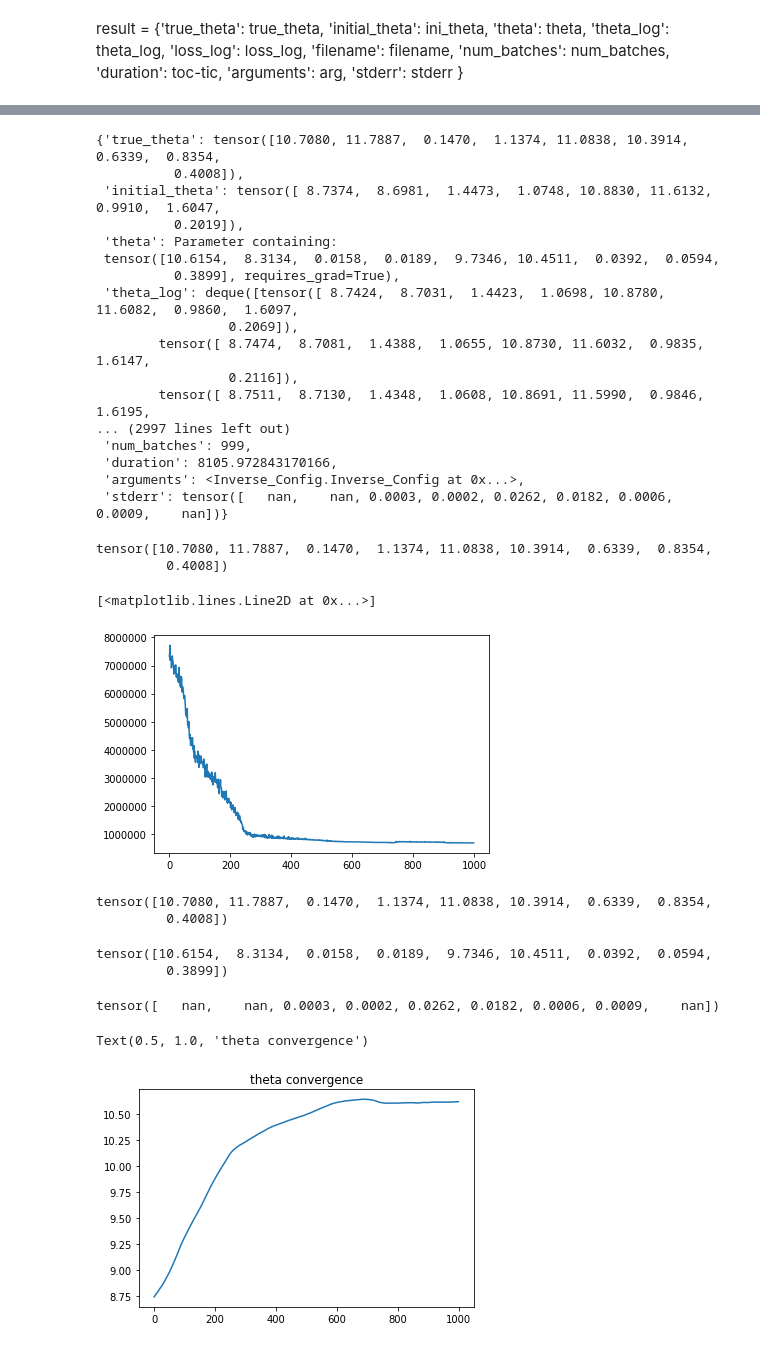
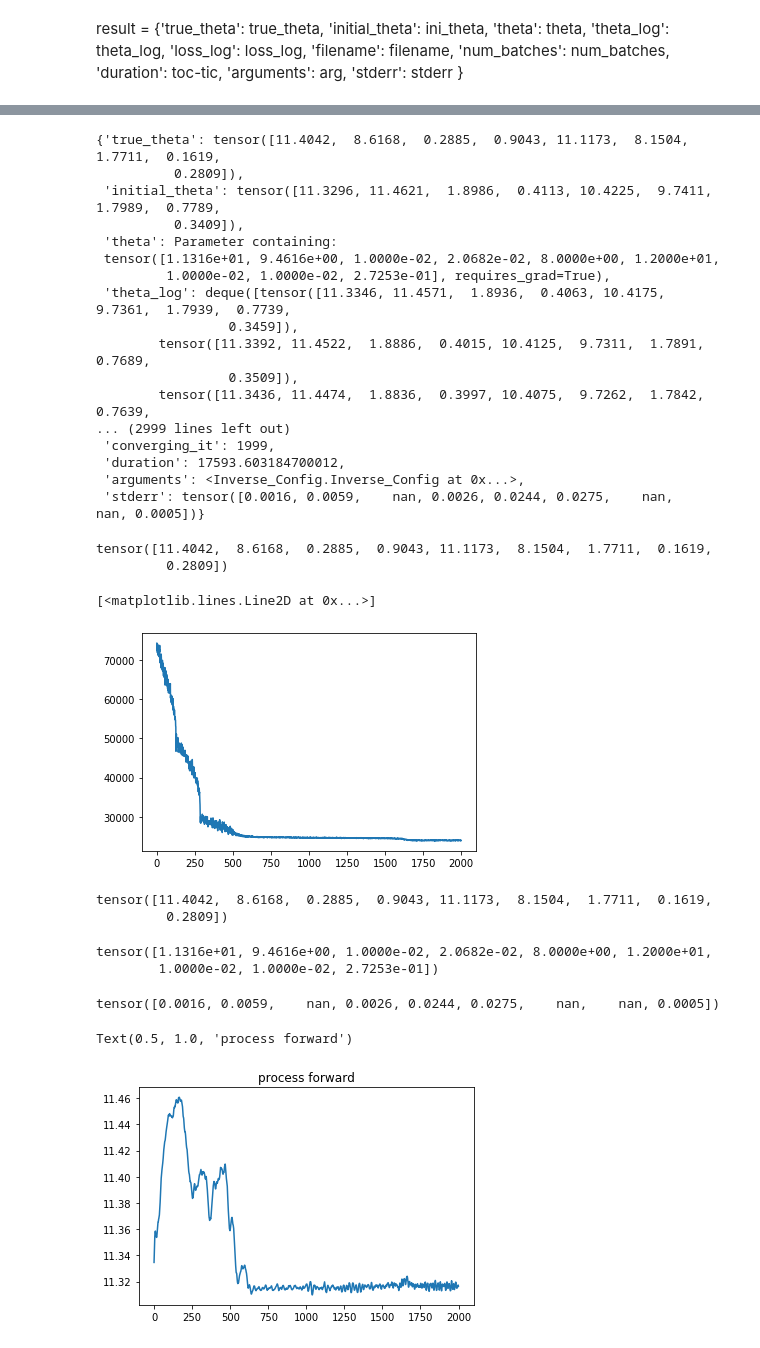
Before and after one commit to minhae0516/firefly-inverse, a Jupyter notebook: inverse_plotter.ipynb, the cells around one changed output, grey strips where cells are left out. Saved outputs shown, nothing was run; the diff lists cells and outputs as text; code cells hidden in the pictures.

```diff
--- a/inverse_plotter.ipynb
+++ b/inverse_plotter.ipynb
@@ -21,7 +21,14 @@ import matplotlib.pyplot as plt
 #result_log_set = torch.load('../firefly-inverse-data/data/20191231-172726-010811571_2multiple_result.pkl')
 
 
-result_log_set = torch.load('../firefly-inverse-data/data/20191231-172726-01081157EP1000.1_win_multiple_result.pkl')
+#result_log_set = torch.load('../firefly-inverse-data/data/20191231-172726-01081157EP1000.1_win_multiple_result.pkl')
+
+#result_log_set = torch.load('../firefly-inverse-data/data/20191231-172726-01081157EP5000.1_multiple_result.pkl')
+
+#result_log_set = torch.load('../firefly-inverse-data/data/20191231-172726-01081157EP2000.1_single_result.pkl')
+
+
+result_log_set = torch.load('../firefly-inverse-data/data/20191231-172726-01081157EP2000.1_multiple_result.pkl')
 # %% [markdown]
 result = {'true_theta': true_theta,
               'initial_theta': ini_theta,
@@ -43,61 +50,61 @@ len(result_log_set)
 # %%
 result_log
 # %% [output]
-{'true_theta': tensor([10.7080, 11.7887,  0.1470,  1.1374, 11.0838, 10.3914,  0.6339,  0.8354,
-          0.4008]),
- 'initial_theta': tensor([ 8.7374,  8.6981,  1.4473,  1.0748, 10.8830, 11.6132,  0.9910,  1.6047,
-          0.2019]),
+{'true_theta': tensor([11.4042,  8.6168,  0.2885,  0.9043, 11.1173,  8.1504,  1.7711,  0.1619,
+          0.2809]),
+ 'initial_theta': tensor([11.3296, 11.4621,  1.8986,  0.4113, 10.4225,  9.7411,  1.7989,  0.7789,
+          0.3409]),
  'theta': Parameter containing:
- tensor([10.6154,  8.3134,  0.0158,  0.0189,  9.7346, 10.4511,  0.0392,  0.0594,
-          0.3899], requires_grad=True),
- 'theta_log': deque([tensor([ 8.7424,  8.7031,  1.4423,  1.0698, 10.8780, 11.6082,  0.9860,  1.6097,
-                 0.2069]),
-        tensor([ 8.7474,  8.7081,  1.4388,  1.0655, 10.8730, 11.6032,  0.9835,  1.6147,
-                 0.2116]),
-        tensor([ 8.7511,  8.7130,  1.4348,  1.0608, 10.8691, 11.5990,  0.9846,  1.6195,
-... (2997 lines left out)
- 'num_batches': 999,
- 'duration': 8105.972843170166,
+ tensor([1.1316e+01, 9.4616e+00, 1.0000e-02, 2.0682e-02, 8.0000e+00, 1.2000e+01,
+         1.0000e-02, 1.0000e-02, 2.7253e-01], requires_grad=True),
+ 'theta_log': deque([tensor([11.3346, 11.4571,  1.8936,  0.4063, 10.4175,  9.7361,  1.7939,  0.7739,
+                 0.3459]),
+        tensor([11.3392, 11.4522,  1.8886,  0.4015, 10.4125,  9.7311,  1.7891,  0.7689,
+                 0.3509]),
+        tensor([11.3436, 11.4474,  1.8836,  0.3997, 10.4075,  9.7262,  1.7842,  0.7639,
+... (2999 lines left out)
+ 'converging_it': 1999,
+ 'duration': 17593.603184700012,
  'arguments': <Inverse_Config.Inverse_Config at 0x...>,
- 'stderr': tensor([   nan,    nan, 0.0003, 0.0002, 0.0262, 0.0182, 0.0006, 0.0009,    nan])}
+ 'stderr': tensor([0.0016, 0.0059,    nan, 0.0026, 0.0244, 0.0275,    nan,    nan, 0.0005])}
 # %%
 result_log['true_theta']
 # %% [output]
-tensor([10.7080, 11.7887,  0.1470,  1.1374, 11.0838, 10.3914,  0.6339,  0.8354,
-         0.4008])
+tensor([11.4042,  8.6168,  0.2885,  0.9043, 11.1173,  8.1504,  1.7711,  0.1619,
+         0.2809])
 # %%
 plt.figure()
 plt.plot(result_log['loss_log'])
 # %% [output]
 [<matplotlib.lines.Line2D at 0x...>]
-[figure, old version]
+[figure, new version]
 # %%
 final_theta = result_log['theta'].data
 stderr = result_log['stderr']
 true_theta = result_log['true_theta']
 print(true_theta)
 # %% [output]
-tensor([10.7080, 11.7887,  0.1470,  1.1374, 11.0838, 10.3914,  0.6339,  0.8354,
-         0.4008])
+tensor([11.4042,  8.6168,  0.2885,  0.9043, 11.1173,  8.1504,  1.7711,  0.1619,
+         0.2809])
 # %%
 final_theta
 # %% [output]
-tensor([10.6154,  8.3134,  0.0158,  0.0189,  9.7346, 10.4511,  0.0392,  0.0594,
-         0.3899])
+tensor([1.1316e+01, 9.4616e+00, 1.0000e-02, 2.0682e-02, 8.0000e+00, 1.2000e+01,
+        1.0000e-02, 1.0000e-02, 2.7253e-01])
 # %%
 stderr
 # %% [output]
-tensor([   nan,    nan, 0.0003, 0.0002, 0.0262, 0.0182, 0.0006, 0.0009,    nan])
+tensor([0.0016, 0.0059,    nan, 0.0026, 0.0244, 0.0275,    nan,    nan, 0.0005])
 # %%
 theta_log=[]
 for i in range(len(result_log['theta_log'])):
     theta_log.append(result_log['theta_log'][i][0])
 plt.figure()
 plt.plot(theta_log)
-plt.title('theta convergence')
+plt.title('process forward')
 # %% [output]
-Text(0.5, 1.0, 'theta convergence')
+Text(0.5, 1.0, 'process forward')
-[figure, old version]
+[figure, new version]
 # %%
 theta_log=[]
 for i in range(len(result_log['theta_log'])):
```
Also changed, not shown: parts of 7 cells of this notebook, 7 other files.
